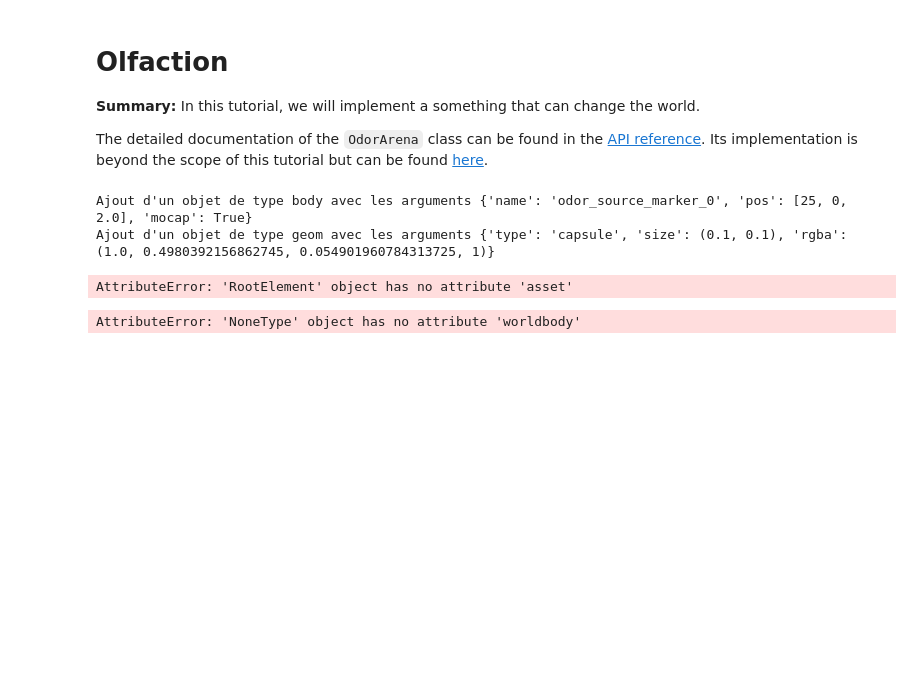
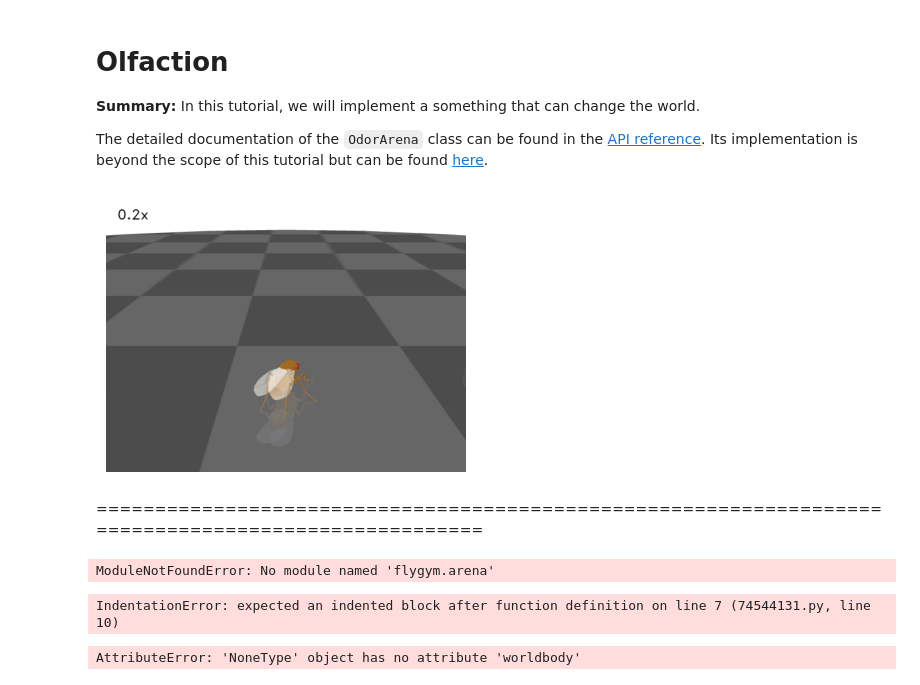
Before and after one commit to LeMonsieurPompidou/Cobar_olfactoryAlgorithm, a Jupyter notebook: Olfaction.ipynb, the cells around one changed output. Cells and saved outputs as stored; diff of their text form; code cells hidden in the pictures; blank space fills up the shorter version.

Commit message:
terrain avec mouche avec vue vers le haut

```diff
--- a/Olfaction.ipynb
+++ b/Olfaction.ipynb
@@ -11,3 +25,46 @@ The detailed documentation of the `OdorArena` class can be found in the [API ref
+# %%
+# We start by creating a simple arena
+flat_terrain_arena = FlatTerrain()
+
+# Then, we add visual and olfactory features on top of it
+arena = ObstacleOdorArena(
+    terrain=flat_terrain_arena,
+    obstacle_positions=np.array([(0, 0), (0, 0), (0, 0)]),
+    marker_size=0.5,
+    obstacle_colors=[(0.14, 0.14, 0.2, 1), (0.2, 0.8, 0.2, 1), (0.2, 0.2, 0.8, 1)],
+    user_camera_settings=((13, -18, 9), (np.deg2rad(65), 0, 0), 45),
+)
+# %%
+contact_sensor_placements = [
+    f"{leg}{segment}"
+    for leg in ["LF", "LM", "LH", "RF", "RM", "RH"]
+    for segment in ["Tibia", "Tarsus1", "Tarsus2", "Tarsus3", "Tarsus4", "Tarsus5"]
+]
+
+fly = Fly(
+    spawn_pos=(13, -5, 0.2),
+    spawn_orientation=(0, 0, np.pi / 2 + np.deg2rad(70)),
+    contact_sensor_placements=contact_sensor_placements,
+    enable_vision=True,
+    render_raw_vision=True,
+    enable_olfaction=True,
+)
+
+cam = Camera(fly=fly, play_speed=0.2, camera_id="user_cam")
+sim = HybridTurningNMF(fly=fly, cameras=[cam], arena=arena)
+
+for i in range(500):
+    obs, reward, terminated, truncated, info = sim.step(np.zeros(2))
+    sim.render()
+
+fig, ax = plt.subplots(figsize=(4, 3), tight_layout=True)
+ax.imshow(cam._frames[-1])
+ax.axis("off")
+fig.savefig("./outputs/vision_sim_env.png")
+# %% [output]
+[figure, added]
+# %% [markdown]
+====================================================================================================
 # %%
 from flygym.arena import BaseArena
 from flygym.examples.obstacle_arena import ObstacleOdorArena
@@ -19,8 +76,8 @@ class SquareOdorArena(ObstacleOdorArena):
         self,
         terrain: BaseArena,
         odor_zone_center: Tuple[float, float] = (12.5, 12.5),
-        odor_zone_size: float = 10.0,  # Taille du carré d'odeur
-        odor_zone_intensity: float = 1.0,  # Intensité maximale au centre
+        odor_zone_size: float = 10.0,
+        odor_zone_intensity: float = 1.0,
         **kwargs
     ):
         super().__init__(terrain=terrain, **kwargs)
@@ -44,6 +101,8 @@ class SquareOdorArena(ObstacleOdorArena):
         spawn_pos = np.array([0.0, 0.0, 0.0])  # Replace with your actual values
         spawn_angle = np.array([0.0, 0.0, 0.0])  # Replace with your actual values
         return spawn_pos, spawn_angle
+# %% [output]
+ModuleNotFoundError: No module named 'flygym.arena'
 # %%
 import matplotlib.pyplot as plt
 import numpy as np
@@ -51,8 +110,8 @@ from flygym.examples.obstacle_arena import ObstacleOdorArena
 
 # Définition d'un terrain simple comme base pour l'arène
 class SimpleTerrain(BaseArena):
-    def __init__(self):
-        self.root_element = self.create_default_root()
+    #def __init__(self):
+        #self.root_element = self.create_default_root()
 
     def get_spawn_position(self, rel_pos, rel_angle):
         return rel_pos, rel_angle  # Retour simple des paramètres d'entrée
@@ -101,9 +160,7 @@ plt.xlabel('x')
 plt.ylabel('y')
 plt.show()
 # %% [output]
-Ajout d'un objet de type body avec les arguments {'name': 'odor_source_marker_0', 'pos': [25, 0, 2.0], 'mocap': True}
-Ajout d'un objet de type geom avec les arguments {'type': 'capsule', 'size': (0.1, 0.1), 'rgba': (1.0, 0.4980392156862745, 0.054901960784313725, 1)}
+IndentationError: expected an indented block after function definition on line 7 (74544131.py, line 10)
-AttributeError: 'RootElement' object has no attribute 'asset'
 # %%
 import matplotlib.pyplot as plt
 import numpy as np
```
Also changed, not shown: parts of 2 cells of this notebook, 1 other file.
